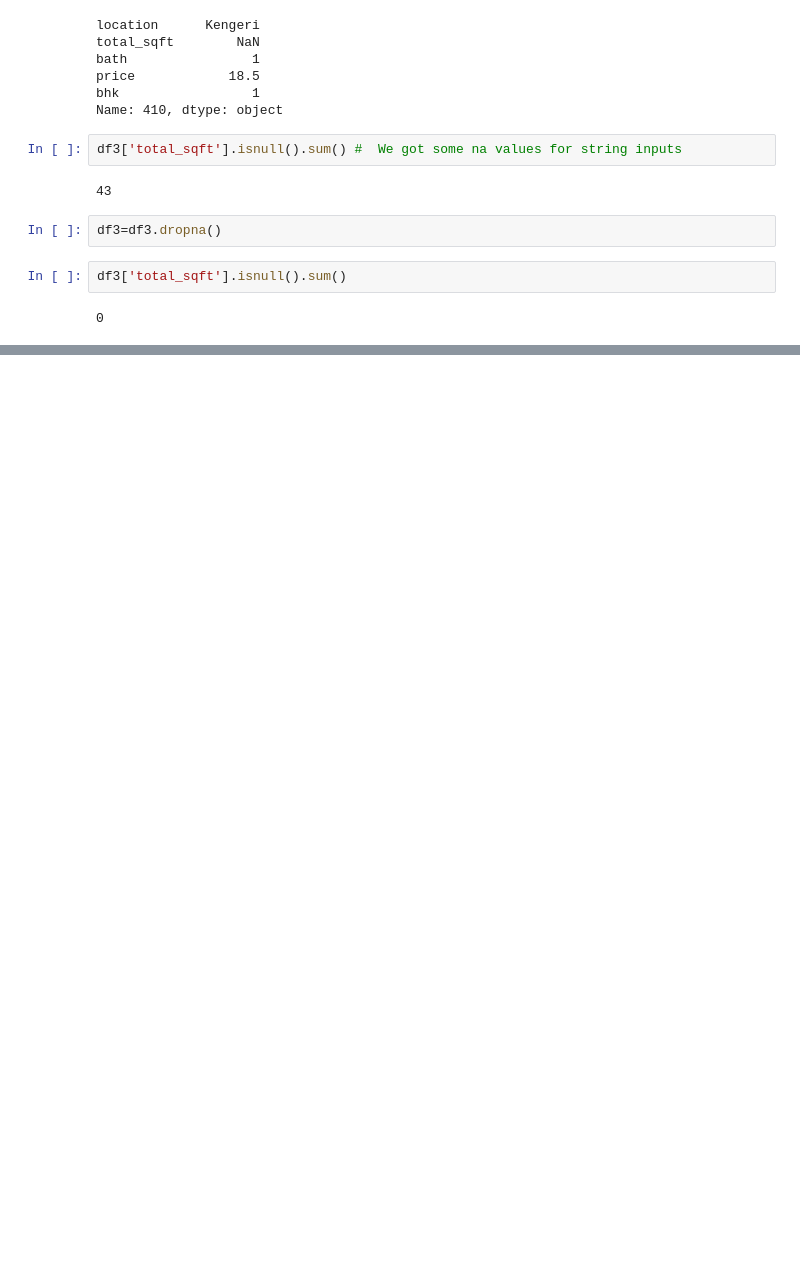
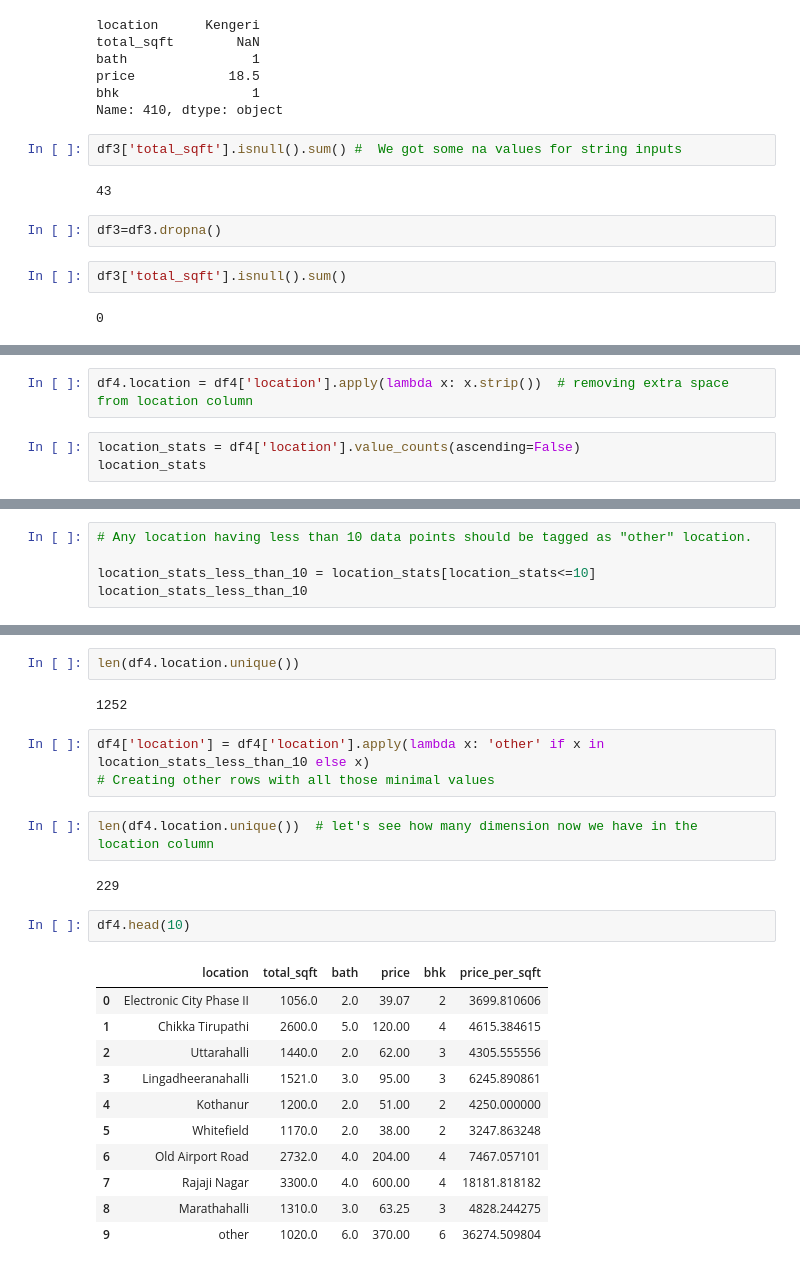
Before and after one commit to Shaon2221/Learning-and-Experimenting_Data-Science, a Jupyter notebook: Projects/Real Estate Price Prediction/Home Price Prediction.ipynb, the cells around one changed output, grey strips where cells are left out. Saved outputs shown, nothing was run; the diff lists cells and outputs as text; blank space fills up the shorter version.

Commit message:
Feature Engineering & Dimensionality Reduction added

```diff
--- a/Projects/Real Estate Price Prediction/Home Price Prediction.ipynb
+++ b/Projects/Real Estate Price Prediction/Home Price Prediction.ipynb
@@ -231,0 +284,5 @@ df3['total_sqft'].isnull().sum()
+# %%
+df4.location = df4['location'].apply(lambda x: x.strip())  # removing extra space from location column
+# %%
+location_stats = df4['location'].value_counts(ascending=False)
+location_stats
@@ -231,0 +315,5 @@ df3['total_sqft'].isnull().sum()
+# %%
+# Any location having less than 10 data points should be tagged as "other" location.
+
+location_stats_less_than_10 = location_stats[location_stats<=10]
+location_stats_less_than_10
@@ -231,0 +333,25 @@ df3['total_sqft'].isnull().sum()
+# %%
+len(df4.location.unique())
+# %% [output]
+1252
+# %%
+df4['location'] = df4['location'].apply(lambda x: 'other' if x in location_stats_less_than_10 else x)
+# Creating other rows with all those minimal values
+# %%
+len(df4.location.unique())  # let's see how many dimension now we have in the location column
+# %% [output]
+229
+# %%
+df4.head(10)
+# %% [output]
+|  | location | total_sqft | bath | price | bhk | price_per_sqft |
+| 0 | Electronic City Phase II | 1056.0 | 2.0 | 39.07 | 2 | 3699.810606 |
+| 1 | Chikka Tirupathi | 2600.0 | 5.0 | 120.00 | 4 | 4615.384615 |
+| 2 | Uttarahalli | 1440.0 | 2.0 | 62.00 | 3 | 4305.555556 |
+| 3 | Lingadheeranahalli | 1521.0 | 3.0 | 95.00 | 3 | 6245.890861 |
+| 4 | Kothanur | 1200.0 | 2.0 | 51.00 | 2 | 4250.000000 |
+| 5 | Whitefield | 1170.0 | 2.0 | 38.00 | 2 | 3247.863248 |
+| 6 | Old Airport Road | 2732.0 | 4.0 | 204.00 | 4 | 7467.057101 |
+| 7 | Rajaji Nagar | 3300.0 | 4.0 | 600.00 | 4 | 18181.818182 |
+| 8 | Marathahalli | 1310.0 | 3.0 | 63.25 | 3 | 4828.244275 |
+| 9 | other | 1020.0 | 6.0 | 370.00 | 6 | 36274.509804 |
```
Also changed, not shown: parts of 13 cells of this notebook.
